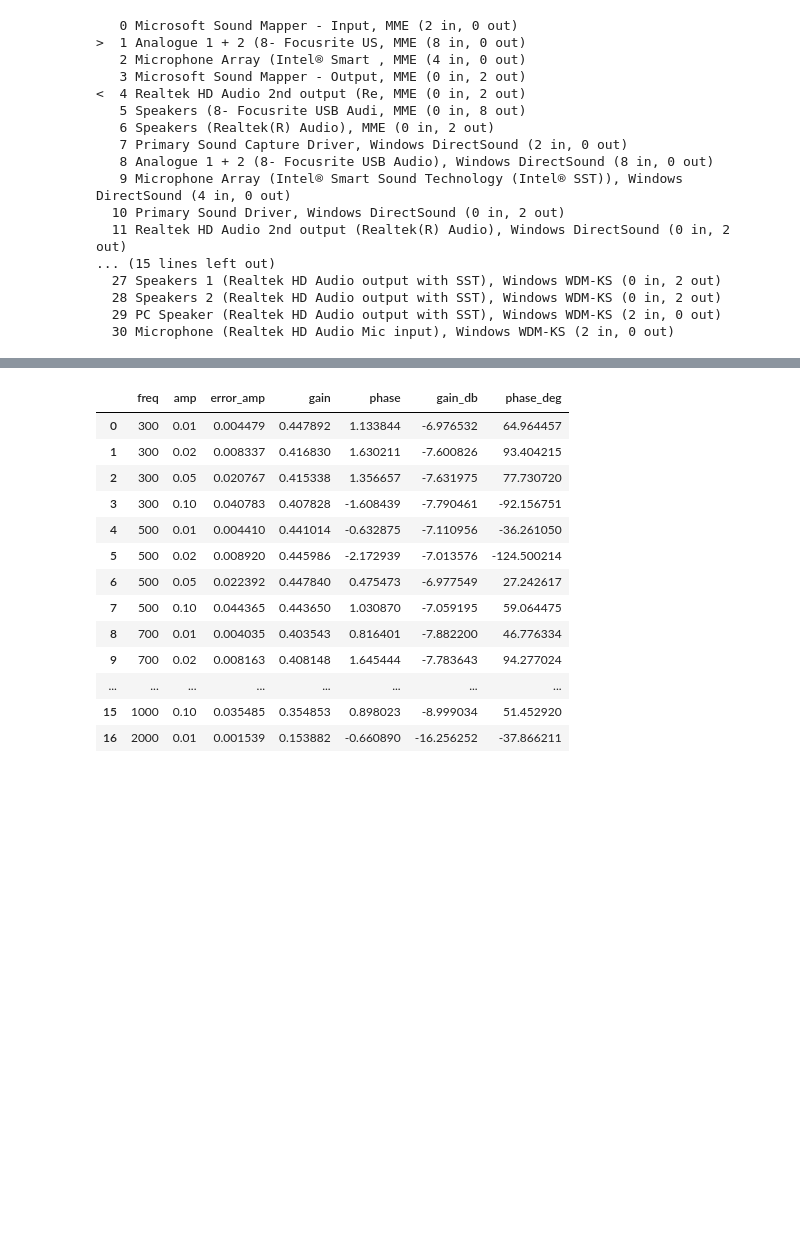
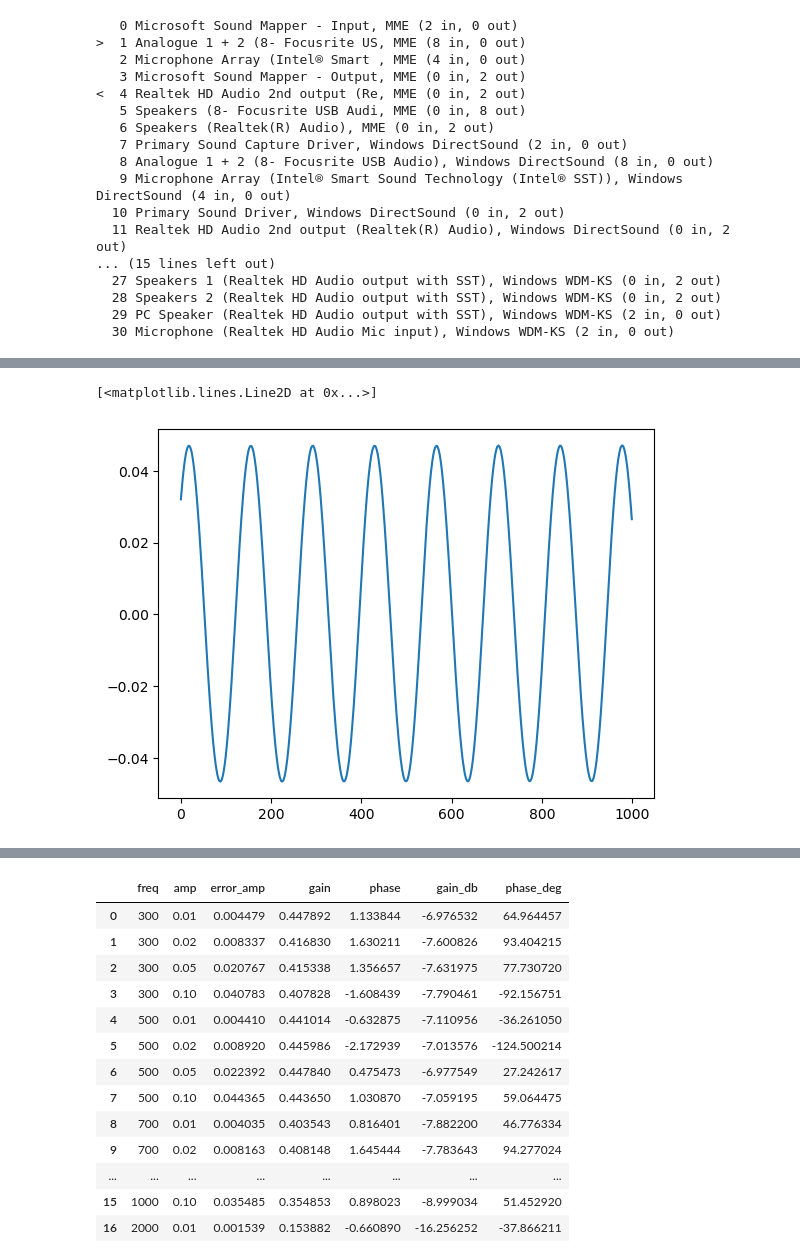
Before and after one commit to bowerirn/Reverb-Control, a Jupyter notebook: experiments/pure_tones.ipynb, the cells around one changed output, grey strips where cells are left out. Drawn from its saved outputs; the diff is of its cells as text; code cells hidden in the pictures; blank space fills up the shorter version.

```diff
--- a/experiments/pure_tones.ipynb
+++ b/experiments/pure_tones.ipynb
@@ -43,0 +51,21 @@ Using input:  USB2.0-MIDI 0
+# %%
+def play_tones(sharc_freq=None, source_freq=None, sharc_amp=0.5, source_amp=1.0):
+    if sharc_freq is not None:
+        sharc.pure_tone(sharc_freq, sharc_amp)
+
+    silent = np.zeros(2 * fs, dtype=np.float32)
+    if source_freq is not None:
+        t = np.arange(2 * fs, dtype=np.float32) / fs
+        source_tone = source_amp * np.sin(2.0 * np.pi * source_freq * t)
+    else:
+        source_tone = silent
+
+    try:
+        error, ref = ad.play(left=source_tone, right=silent)
+    finally:
+        if sharc_freq is not None:
+            sharc.stop_tone()
+
+    return error[fs:], ref[fs:]
+# %%
+e_0_700, _ = play_tones(sharc_freq=None, source_freq=700)
@@ -43,0 +106,5 @@ Using input:  USB2.0-MIDI 0
+# %%
+plt.plot(e_0_700[:1000])
+# %% [output]
+[<matplotlib.lines.Line2D at 0x...>]
+[figure, added]
```
Also changed, not shown: parts of 13 cells of this notebook, 31 other files.
